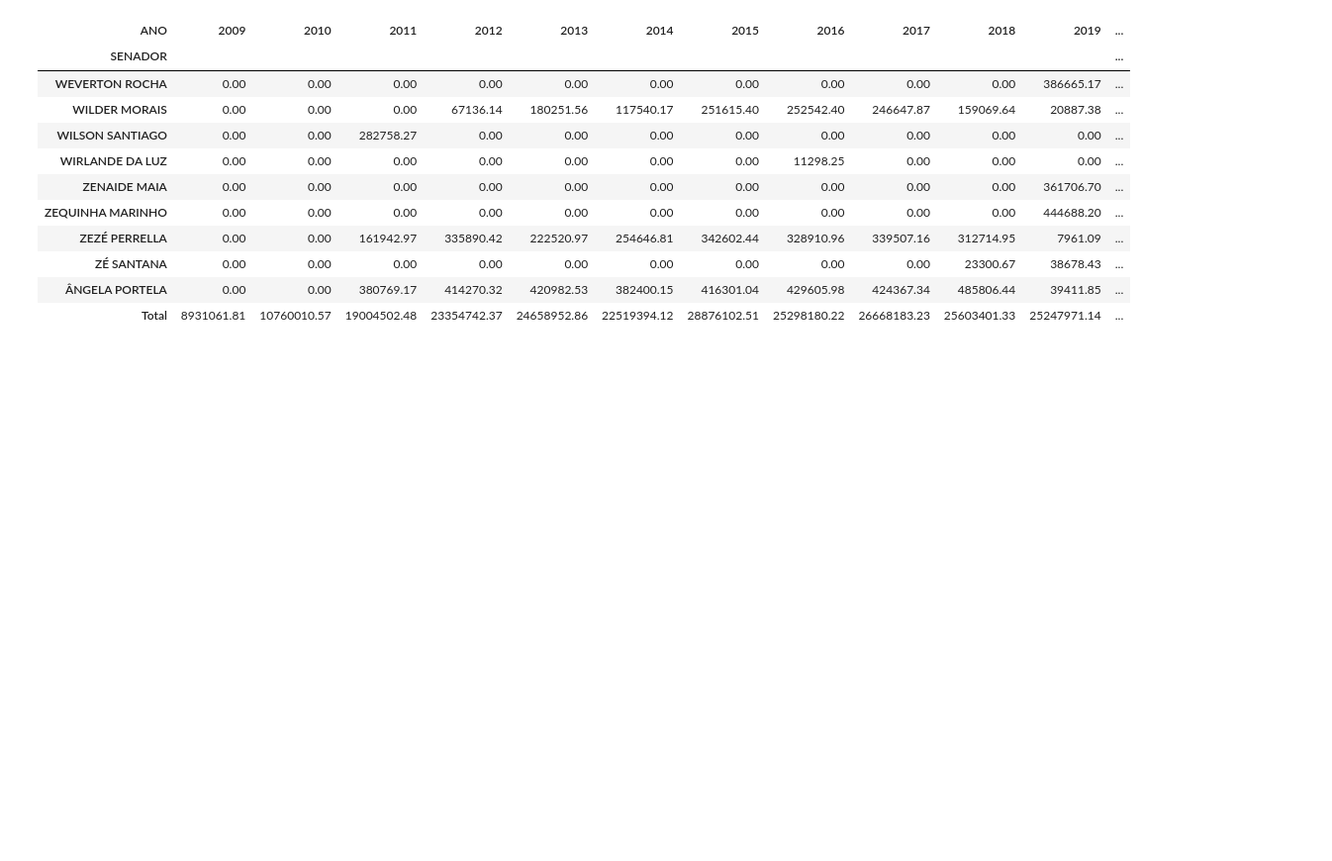
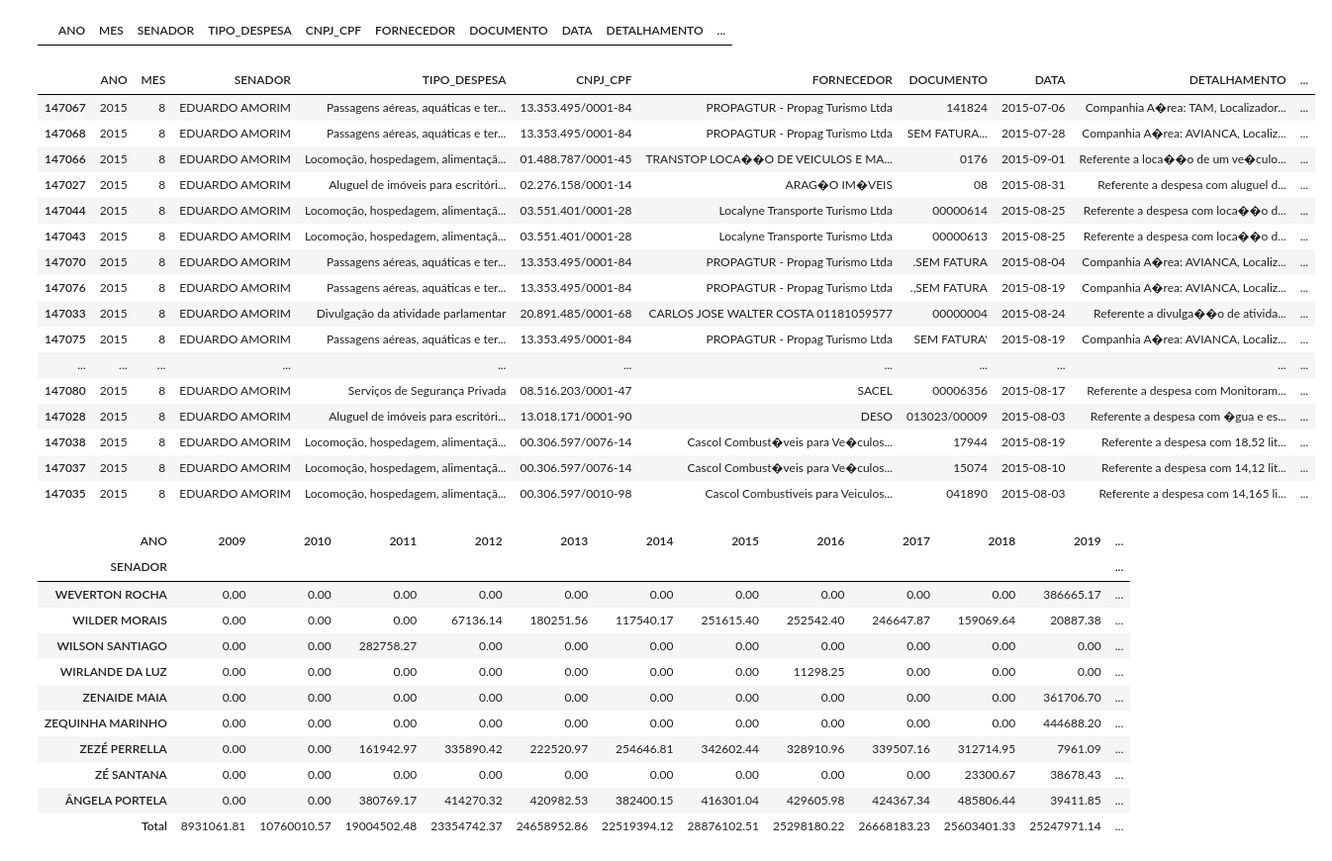
Before and after one commit to OrlandoBussolo/Ceaps-Analysis, a Jupyter notebook: scripts/notebook_II.ipynb, the cells around one changed output. Shown: that part at 99% size. Cells and saved outputs as stored; diff of their text form; code cells hidden in the pictures; blank space fills up the shorter version.

```diff
--- a/scripts/notebook_II.ipynb
+++ b/scripts/notebook_II.ipynb
@@ -13,3 +30,27 @@ df.head()
+# %%
+df[df['COD_DOCUMENTO'].isnull()]
+# %% [output]
+|  | ANO | MES | SENADOR | TIPO_DESPESA | CNPJ_CPF | FORNECEDOR | DOCUMENTO | DATA | DETALHAMENTO | ... |
+# %%
+df[(df['SENADOR'] == 'EDUARDO AMORIM') & (df['ANO'] == 2015) & (df['MES'] == 8)].sort_values(by='VALOR_REEMBOLSADO', ascending=False)
+# %% [output]
+|  | ANO | MES | SENADOR | TIPO_DESPESA | CNPJ_CPF | FORNECEDOR | DOCUMENTO | DATA | DETALHAMENTO | ... |
+| 147067 | 2015 | 8 | EDUARDO AMORIM | Passagens aéreas, aquáticas e ter... | 13.353.495/0001-84 | PROPAGTUR - Propag Turismo Ltda | 141824 | 2015-07-06 | Companhia A�rea: TAM, Localizador... | ... |
+| 147068 | 2015 | 8 | EDUARDO AMORIM | Passagens aéreas, aquáticas e ter... | 13.353.495/0001-84 | PROPAGTUR - Propag Turismo Ltda | SEM FATURA... | 2015-07-28 | Companhia A�rea: AVIANCA, Localiz... | ... |
+| 147066 | 2015 | 8 | EDUARDO AMORIM | Locomoção, hospedagem, alimentaçã... | 01.488.787/0001-45 | TRANSTOP LOCA��O DE VEICULOS E MA... | 0176 | 2015-09-01 | Referente a loca��o de um ve�culo... | ... |
+| 147027 | 2015 | 8 | EDUARDO AMORIM | Aluguel de imóveis para escritóri... | 02.276.158/0001-14 | ARAG�O IM�VEIS | 08 | 2015-08-31 | Referente a despesa com aluguel d... | ... |
+| 147044 | 2015 | 8 | EDUARDO AMORIM | Locomoção, hospedagem, alimentaçã... | 03.551.401/0001-28 | Localyne Transporte Turismo Ltda | 00000614 | 2015-08-25 | Referente a despesa com loca��o d... | ... |
+| 147043 | 2015 | 8 | EDUARDO AMORIM | Locomoção, hospedagem, alimentaçã... | 03.551.401/0001-28 | Localyne Transporte Turismo Ltda | 00000613 | 2015-08-25 | Referente a despesa com loca��o d... | ... |
+| 147070 | 2015 | 8 | EDUARDO AMORIM | Passagens aéreas, aquáticas e ter... | 13.353.495/0001-84 | PROPAGTUR - Propag Turismo Ltda | .SEM FATURA | 2015-08-04 | Companhia A�rea: AVIANCA, Localiz... | ... |
+| 147076 | 2015 | 8 | EDUARDO AMORIM | Passagens aéreas, aquáticas e ter... | 13.353.495/0001-84 | PROPAGTUR - Propag Turismo Ltda | .,SEM FATURA | 2015-08-19 | Companhia A�rea: AVIANCA, Localiz... | ... |
+| 147033 | 2015 | 8 | EDUARDO AMORIM | Divulgação da atividade parlamentar | 20.891.485/0001-68 | CARLOS JOSE WALTER COSTA 01181059577 | 00000004 | 2015-08-24 | Referente a divulga��o de ativida... | ... |
+| 147075 | 2015 | 8 | EDUARDO AMORIM | Passagens aéreas, aquáticas e ter... | 13.353.495/0001-84 | PROPAGTUR - Propag Turismo Ltda | SEM FATURA' | 2015-08-19 | Companhia A�rea: AVIANCA, Localiz... | ... |
+| ... | ... | ... | ... | ... | ... | ... | ... | ... | ... | ... |
+| 147080 | 2015 | 8 | EDUARDO AMORIM | Serviços de Segurança Privada | 08.516.203/0001-47 | SACEL | 00006356 | 2015-08-17 | Referente a despesa com Monitoram... | ... |
+| 147028 | 2015 | 8 | EDUARDO AMORIM | Aluguel de imóveis para escritóri... | 13.018.171/0001-90 | DESO | 013023/00009 | 2015-08-03 | Referente a despesa com �gua e es... | ... |
+| 147038 | 2015 | 8 | EDUARDO AMORIM | Locomoção, hospedagem, alimentaçã... | 00.306.597/0076-14 | Cascol Combust�veis para Ve�culos... | 17944 | 2015-08-19 | Referente a despesa com 18,52 lit... | ... |
+| 147037 | 2015 | 8 | EDUARDO AMORIM | Locomoção, hospedagem, alimentaçã... | 00.306.597/0076-14 | Cascol Combust�veis para Ve�culos... | 15074 | 2015-08-10 | Referente a despesa com 14,12 lit... | ... |
+| 147035 | 2015 | 8 | EDUARDO AMORIM | Locomoção, hospedagem, alimentaçã... | 00.306.597/0010-98 | Cascol Combustiveis para Veiculos... | 041890 | 2015-08-03 | Referente a despesa com 14,165 li... | ... |
 # %%
 import pandas as pd
 
```
Also changed, not shown: parts of 4 cells of this notebook, 3 other files.
